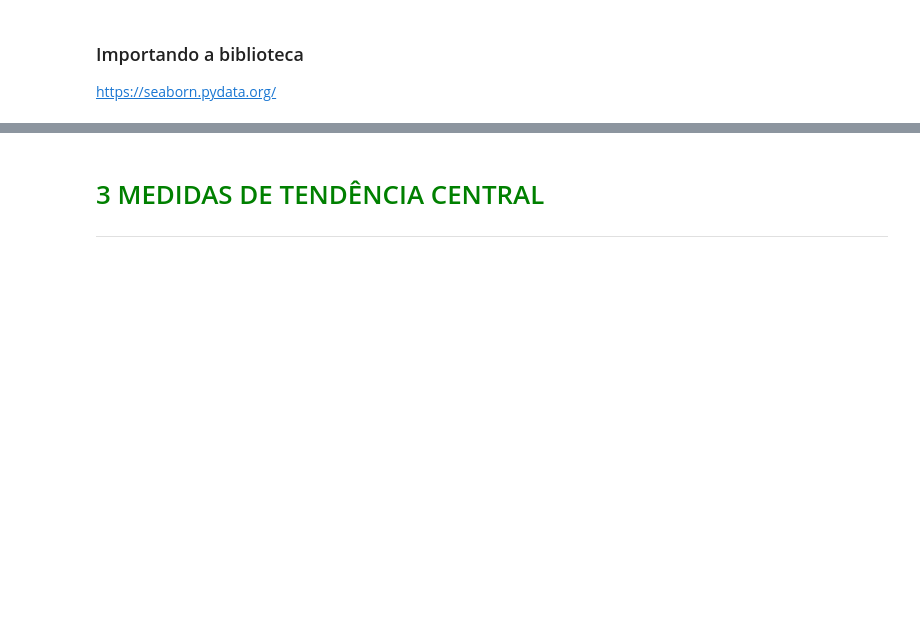
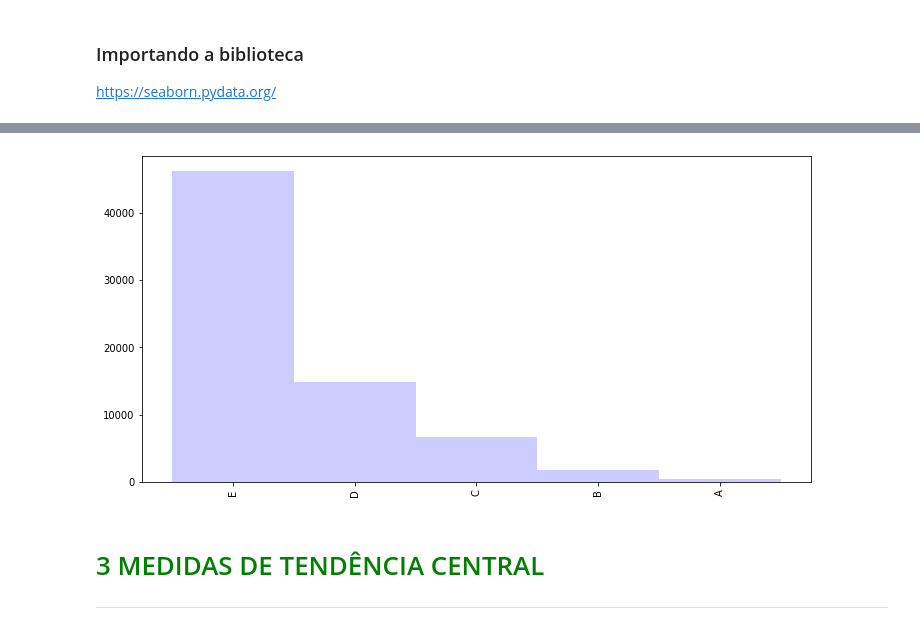
Before and after one commit to heber-augusto/course-stats-with-python, a Jupyter notebook: stats_with_python.ipynb, the cells around one changed output, grey strips where cells are left out. Cells and saved outputs as stored; diff of their text form; code cells hidden in the pictures; blank space fills up the shorter version.

```diff
--- a/stats_with_python.ipynb
+++ b/stats_with_python.ipynb
@@ -400,11 +400,11 @@ B     2.646236
 A     0.695476
 Name: Renda, dtype: float64
 # %%
-dist_frequencia_personalizada = pd.DataFrame(
+dist_freq_quantitativas_personalizadas = pd.DataFrame(
     {'frequencia': frequencia,
      'percentual': percentual})
-dist_frequencia_personalizada.rename_axis('Classes', axis= 'columns', inplace = True)
-dist_frequencia_personalizada.sort_index(ascending=False)
+dist_freq_quantitativas_personalizadas.rename_axis('Classes', axis= 'columns', inplace = True)
+dist_freq_quantitativas_personalizadas.sort_index(ascending=False)
 # %% [output]
 | Classes | frequencia | percentual |
 | A | 487 | 0.695476 |
@@ -541,3 +576,11 @@ https://seaborn.pydata.org/
+# %%
+_ = dist_freq_quantitativas_personalizadas['frequencia'].plot.bar(
+    width= 1,
+    color= 'blue',
+    alpha = 0.2,
+    figsize= (12, 6))
+# %% [output]
+[figure, added]
 # %% [markdown]
 # <font color=green>3 MEDIDAS DE TENDÊNCIA CENTRAL</font>
 ***
```
Also changed, not shown: parts of 6 cells of this notebook.
